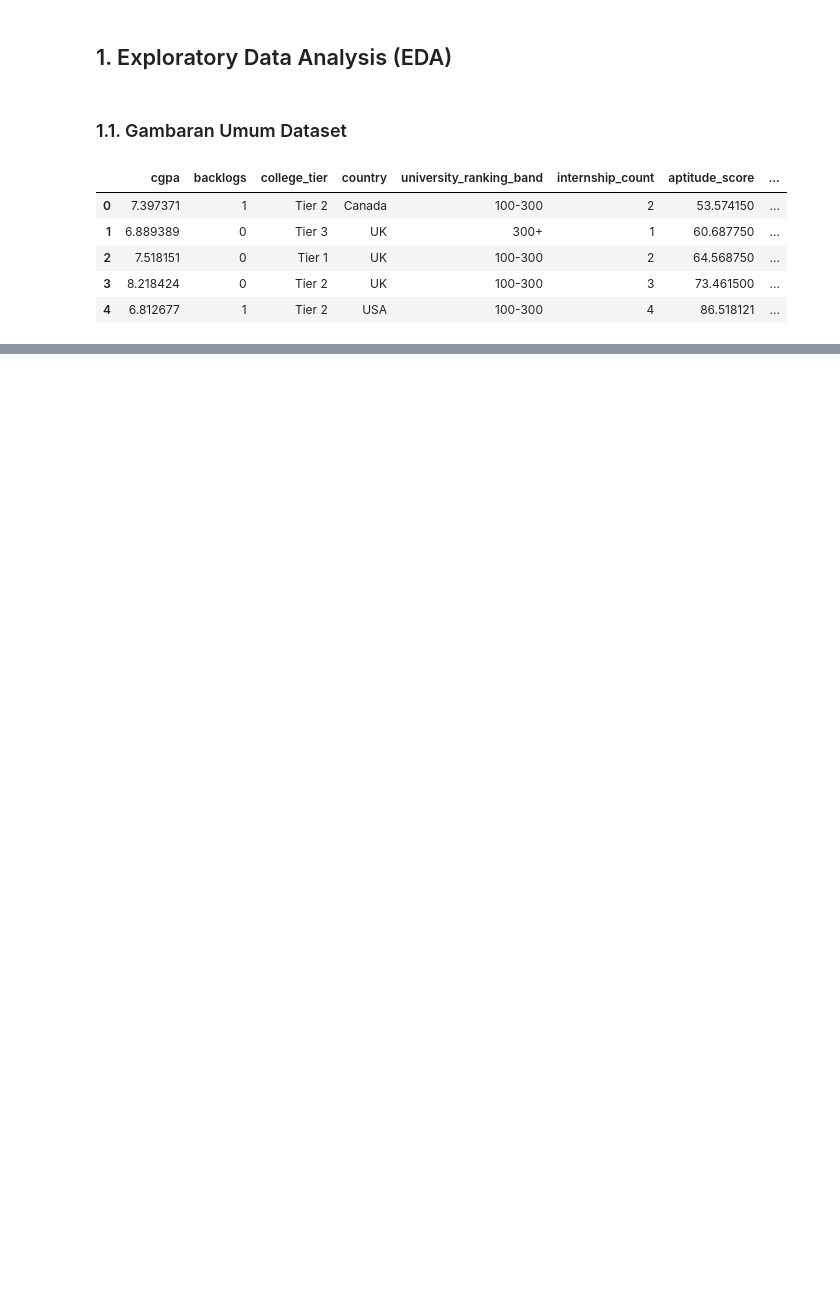
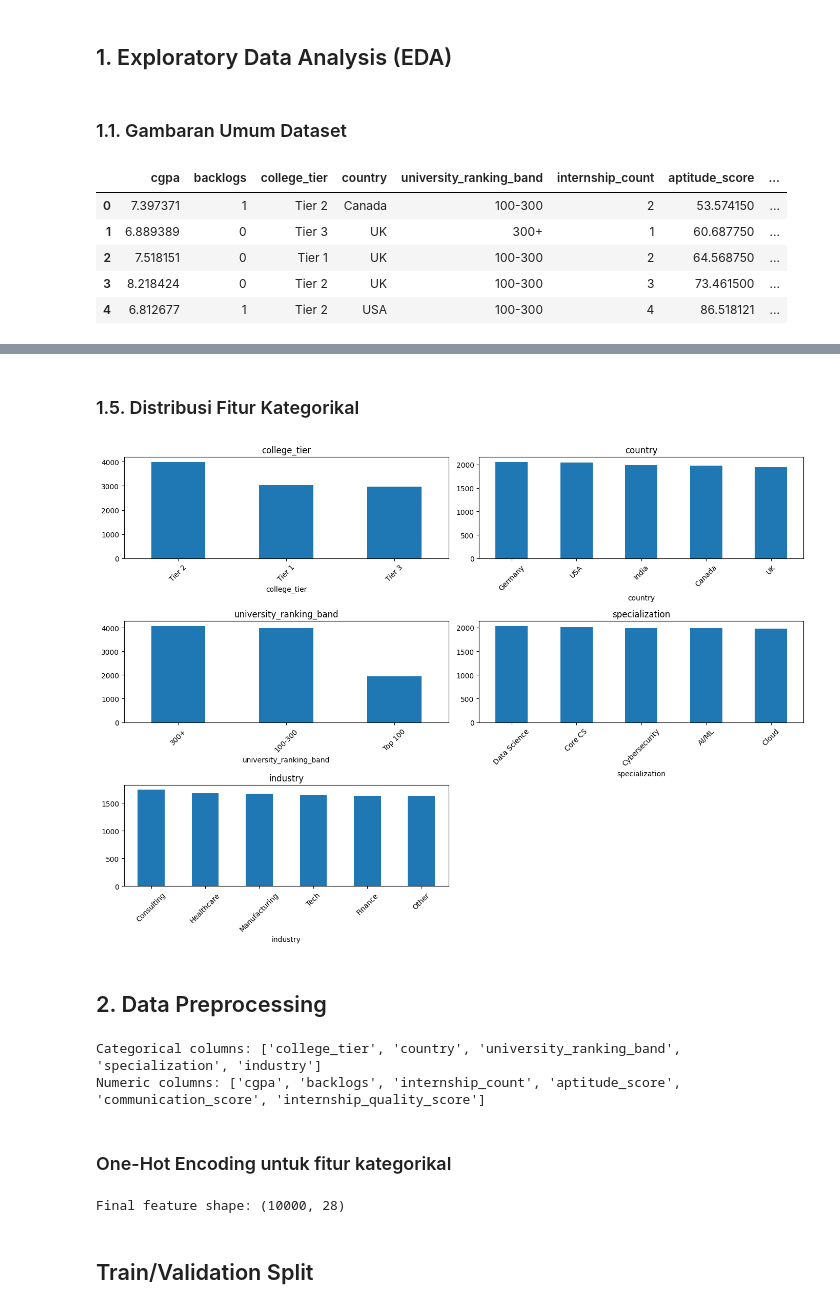
Before and after one commit to Aramazaya/Aram-Intelligence-3.0, a Jupyter notebook: src/Notebook.ipynb, the cells around one changed output, grey strips where cells are left out. Cells and saved outputs as stored; diff of their text form; code cells hidden in the pictures; blank space fills up the shorter version.

Commit message:
minor changes to EDA and add data preprocessing to notebook

```diff
--- a/src/Notebook.ipynb
+++ b/src/Notebook.ipynb
@@ -65,0 +112,52 @@ train_df.describe(include='all')
+# %% [markdown]
+### 1.5. Distribusi Fitur Kategorikal
+# %%
+cat_cols = ["college_tier", "country",
+            "university_ranking_band",
+            "specialization", "industry"]
+
+plt.figure(figsize=(14, 10))
+for i, col in enumerate(cat_cols, 1):
+    plt.subplot(3, 2, i) # barplot
+    train_df[col].value_counts().plot(kind="bar")
+    plt.title(col)
+    plt.xticks(rotation=45)
+plt.tight_layout()
+plt.show()
+# %% [output]
+[figure, added]
+# %% [markdown]
+## 2. Data Preprocessing
+# %%
+df = train_df.copy()
+
+# Target: mapping ke 0/1
+y_raw = df["placement_status"].map({"Placed": 1, "Not Placed": 0}).values
+
+# Fitur
+X_raw = df.drop(columns=["placement_status"])
+
+cat_cols = X_raw.select_dtypes(include=["object"]).columns
+num_cols = X_raw.select_dtypes(exclude=["object"]).columns
+
+print("Categorical columns:", list(cat_cols))
+print("Numeric columns:", list(num_cols))
+# %% [output]
+Categorical columns: ['college_tier', 'country', 'university_ranking_band', 'specialization', 'industry']
+Numeric columns: ['cgpa', 'backlogs', 'internship_count', 'aptitude_score', 'communication_score', 'internship_quality_score']
+# %% [markdown]
+### One-Hot Encoding untuk fitur kategorikal
+# %%
+enc = OneHotEncoder(sparse_output=False, handle_unknown="ignore")
+
+X_cat = enc.fit_transform(X_raw[cat_cols])
+X_num = X_raw[num_cols].values
+
+X = np.concatenate([X_num, X_cat], axis=1)
+y = y_raw
+
+print("Final feature shape:", X.shape)
+# %% [output]
+Final feature shape: (10000, 28)
+# %% [markdown]
+## Train/Validation Split
```
Also changed, not shown: parts of 11 cells of this notebook.
